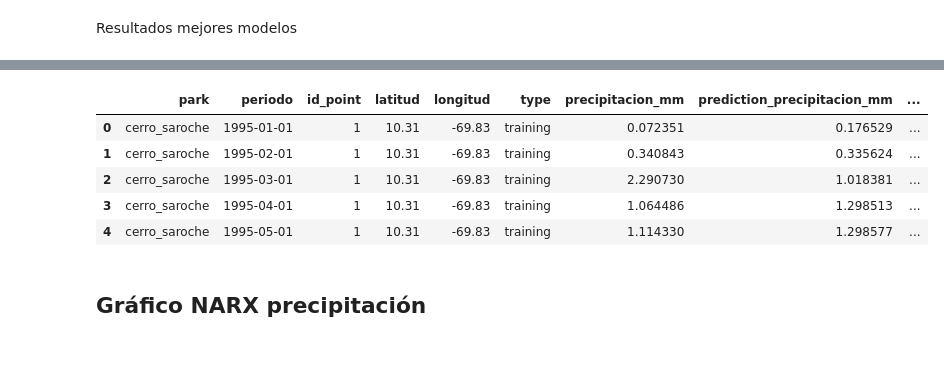
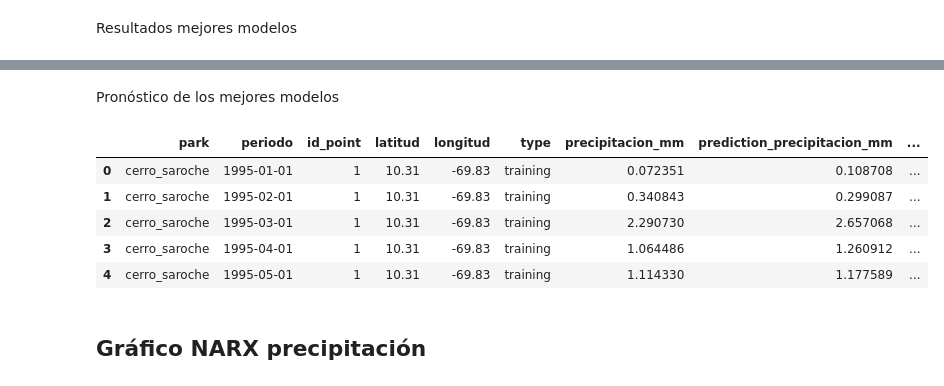
Before and after one commit to esglobe/seev-analytics, a Jupyter notebook: cerro_saroche/2_narx_precipitacion_analysis.ipynb, the cells around one changed output, grey strips where cells are left out. Saved outputs shown, nothing was run; the diff lists cells and outputs as text; code cells hidden in the pictures; blank space fills up the shorter version.

```diff
--- a/cerro_saroche/2_narx_precipitacion_analysis.ipynb
+++ b/cerro_saroche/2_narx_precipitacion_analysis.ipynb
@@ -112,12 +106,0 @@ Selección del mejor modelo
-# %%
-best_models = []
-
-for id in pd_summary.id_point.unique():
-
-    data_id = pd_summary.query(f"id_point=={id}")
-    min_id = data_id.validation_r.min()
-
-    best_models.append( data_id[data_id.validation_r==data_id.validation_r.max()] )
-
-pd_best_model = pd.concat(best_models)
-pd_best_model.head()
@@ -132,2 +107,15 @@ pd_best_model.head()
 # %% [markdown]
 Resultados mejores modelos
+# %%
+list_confi = []
+
+for id in pd_summary.sort_values('id_point').id_point.unique():
+    # Configuracion
+    with open(f'{DIR}id_point_{id}/model_confi.pkl', 'rb') as f:
+        model_confi = pickle.load(f)
+
+    list_confi.append( pd.DataFrame(model_confi['metrics'],index=[0]) )
+
+resultados = pd.concat(list_confi)
+resultados.to_csv(f'./{park}/data/narx_precipitacion_metricas.csv',index=False)
+resultados.head(15)
@@ -134,27 +140,32 @@ Resultados mejores modelos
+# %% [markdown]
+Pronóstico de los mejores modelos
 # %%
+prediction_order = resultados.prediction_order.min()
 data_precipitacion = []
 
-for id in pd_best_model.id_point.unique():
+for id in pd_summary.id_point.unique():
     data = pd.read_pickle( f'{DIR}id_point_{id}/predicciones.pkl' ).reset_index(drop=False)
 
     data['id_point'] = id
     data['park'] = park
     data['periodo'] =  pd.to_datetime(data.periodo)
     #data['periodo'] =  data['index']
 
     data = pd.merge(data, pd_idPoints, on = ['id_point'], how='left')[['park','periodo','id_point','latitud','longitud','type','precipitacion_mm','prediction_precipitacion_mm','elevacion_media']]
 
-    data_precipitacion.append(data)
+    max_date = data.query("type=='prediction'")[:prediction_order].periodo.max()
+
+    data_precipitacion.append(data[data.periodo<=max_date].query("(type=='training' or type=='test' or type=='prediction')"))
 
 precipitacion_pd = pd.concat(data_precipitacion)
 precipitacion_pd.head()
 # %% [output]
 |  | park | periodo | id_point | latitud | longitud | type | precipitacion_mm | prediction_precipitacion_mm | ... |
-| 0 | cerro_saroche | 1995-01-01 | 1 | 10.31 | -69.83 | training | 0.072351 | 0.176529 | ... |
-| 1 | cerro_saroche | 1995-02-01 | 1 | 10.31 | -69.83 | training | 0.340843 | 0.335624 | ... |
-| 2 | cerro_saroche | 1995-03-01 | 1 | 10.31 | -69.83 | training | 2.290730 | 1.018381 | ... |
-| 3 | cerro_saroche | 1995-04-01 | 1 | 10.31 | -69.83 | training | 1.064486 | 1.298513 | ... |
-| 4 | cerro_saroche | 1995-05-01 | 1 | 10.31 | -69.83 | training | 1.114330 | 1.298577 | ... |
+| 0 | cerro_saroche | 1995-01-01 | 1 | 10.31 | -69.83 | training | 0.072351 | 0.108708 | ... |
+| 1 | cerro_saroche | 1995-02-01 | 1 | 10.31 | -69.83 | training | 0.340843 | 0.299087 | ... |
+| 2 | cerro_saroche | 1995-03-01 | 1 | 10.31 | -69.83 | training | 2.290730 | 2.657068 | ... |
+| 3 | cerro_saroche | 1995-04-01 | 1 | 10.31 | -69.83 | training | 1.064486 | 1.260912 | ... |
+| 4 | cerro_saroche | 1995-05-01 | 1 | 10.31 | -69.83 | training | 1.114330 | 1.177589 | ... |
 # %% [markdown]
 ## Gráfico NARX precipitación
 # %%
```
Also changed, not shown: parts of 8 cells of this notebook, 21 other files.
